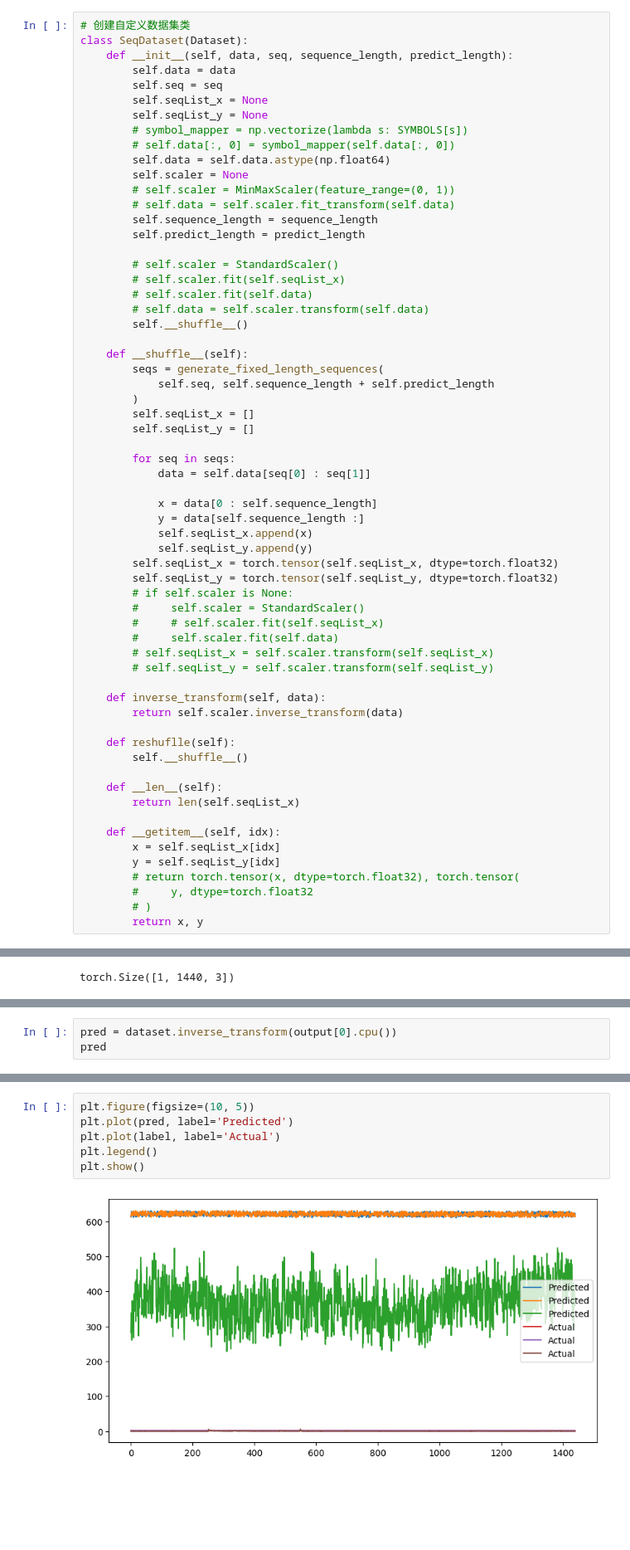
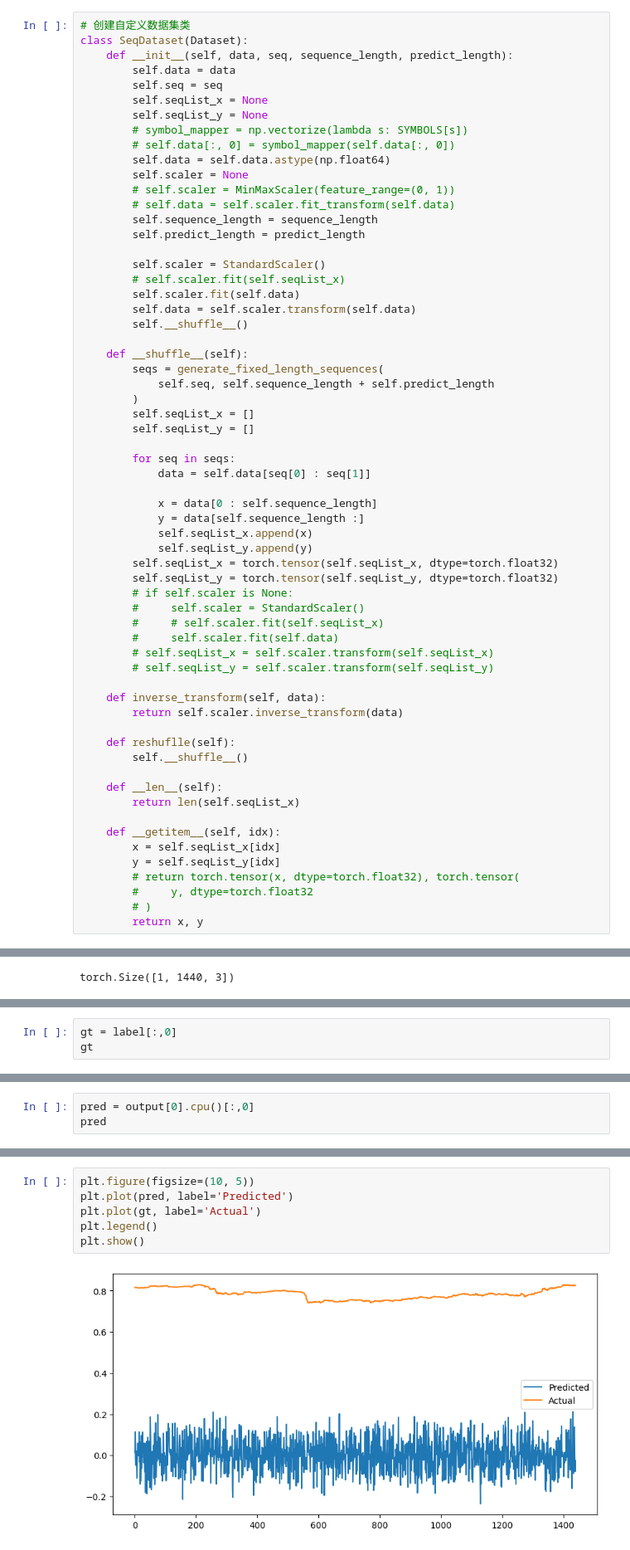
Before and after one commit to lijunjie2232/enc_ana, a Jupyter notebook: bndata-preprocessing.ipynb, the cells around one changed output, grey strips where cells are left out. Shown at 83% size. Drawn from its saved outputs; the diff is of its cells as text; blank space fills up the shorter version.

Commit message:
data preprocessing

```diff
--- a/bndata-preprocessing.ipynb
+++ b/bndata-preprocessing.ipynb
@@ -214,10 +214,10 @@ class SeqDataset(Dataset):
         self.sequence_length = sequence_length
         self.predict_length = predict_length
 
-        # self.scaler = StandardScaler()
+        self.scaler = StandardScaler()
         # self.scaler.fit(self.seqList_x)
-        # self.scaler.fit(self.data)
-        # self.data = self.scaler.transform(self.data)
+        self.scaler.fit(self.data)
+        self.data = self.scaler.transform(self.data)
         self.__shuffle__()
 
     def __shuffle__(self):
@@ -382,0 +392,3 @@ label, dataset.inverse_transform(label)
+# %%
+gt = label[:,0]
+gt
@@ -383,4 +397,4 @@ label, dataset.inverse_transform(label)
 # %%
-pred = dataset.inverse_transform(output[0].cpu())
+pred = output[0].cpu()[:,0]
 pred
 # %% [output]
@@ -394,8 +402,8 @@ array([[615.27361784, 614.21752436, 282.56146149],
 # %%
 plt.figure(figsize=(10, 5))
 plt.plot(pred, label='Predicted')
-plt.plot(label, label='Actual')
+plt.plot(gt, label='Actual')
 plt.legend()
 plt.show()
 # %% [output]
-[figure, old version]
+[figure, new version]
```
Also changed, not shown: parts of 7 cells of this notebook, 1 other file.
